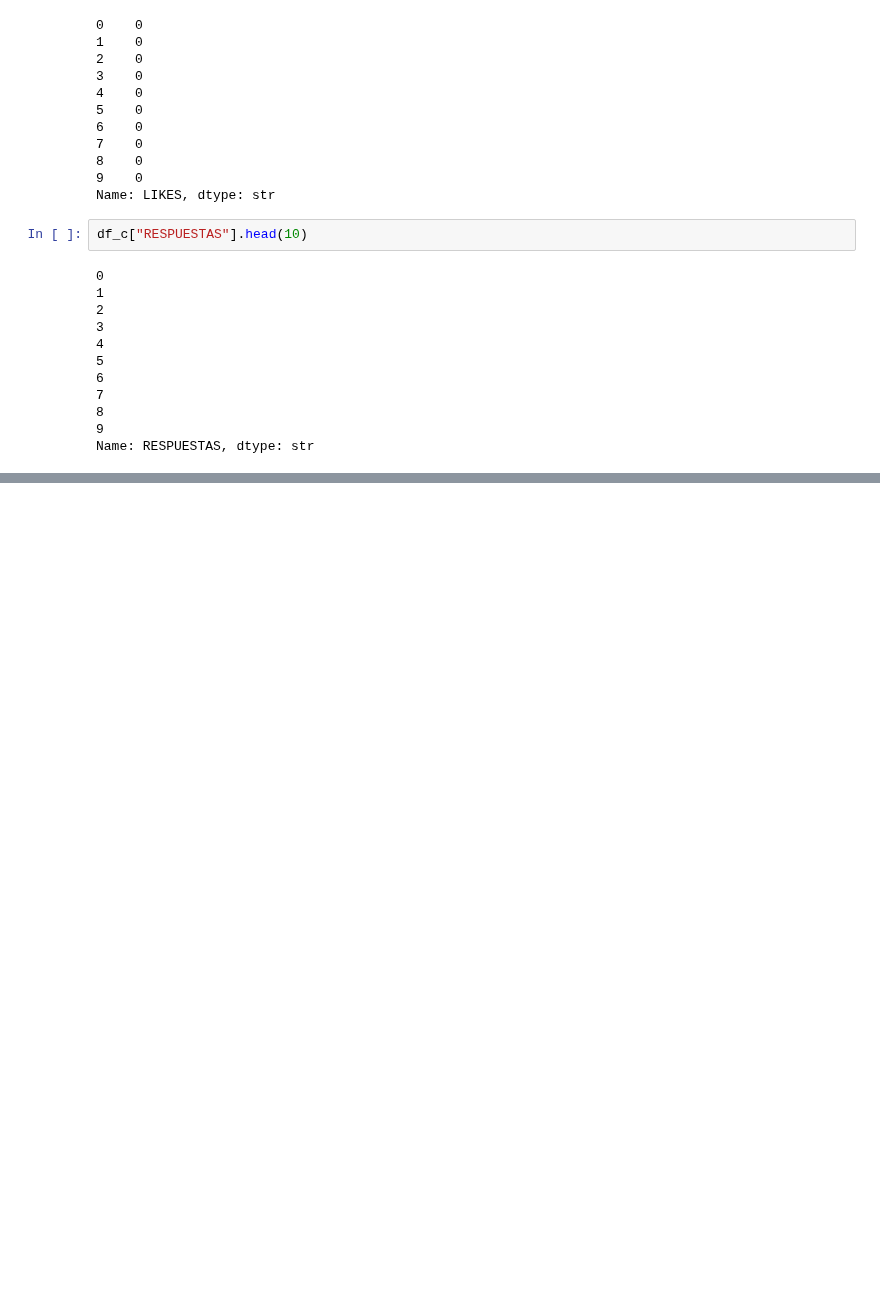
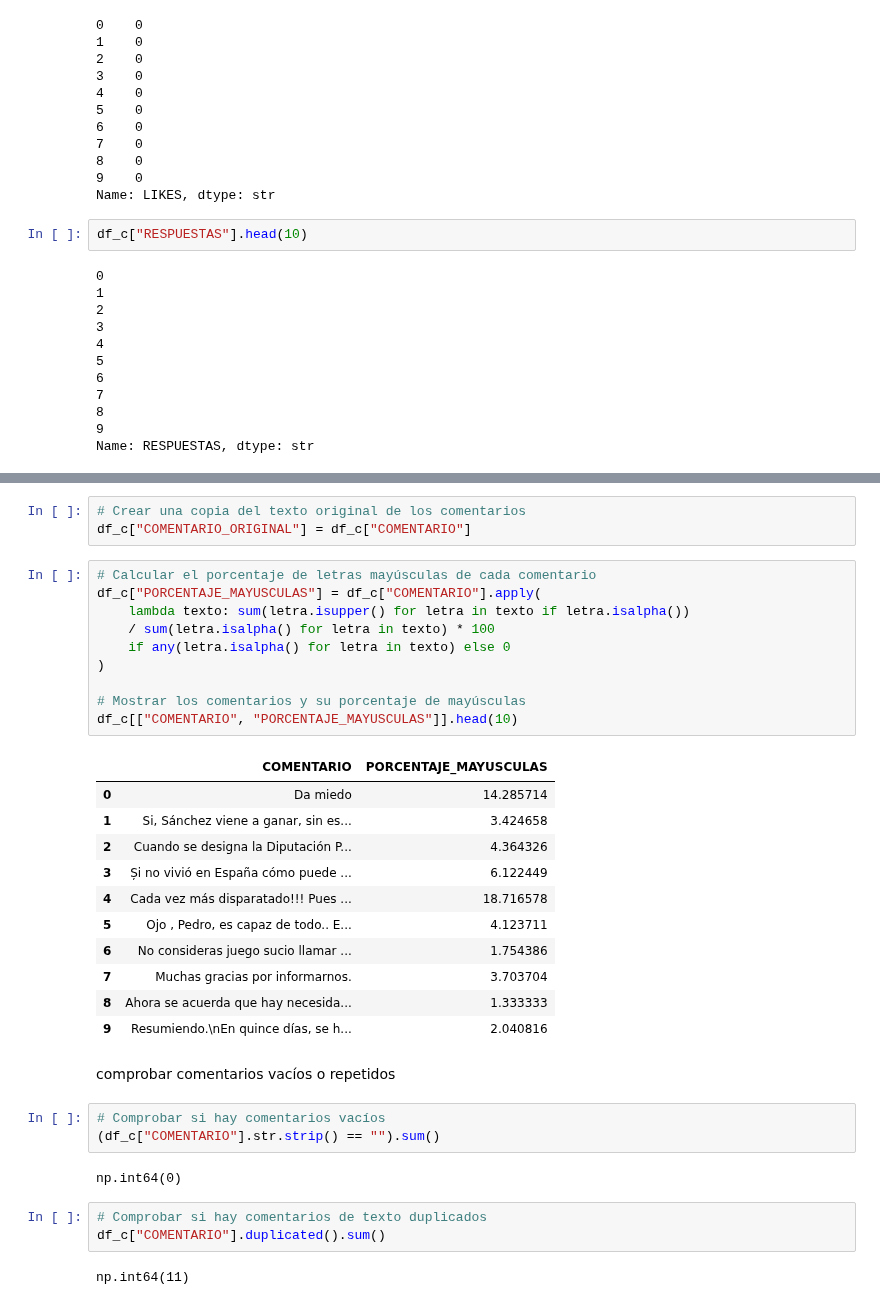
Before and after one commit to jejoama/Practicas_Curriculares, a Jupyter notebook: GENERAL.ipynb, the cells around one changed output, grey strips where cells are left out. Saved outputs shown, nothing was run; the diff lists cells and outputs as text; blank space fills up the shorter version.

```diff
--- a/GENERAL.ipynb
+++ b/GENERAL.ipynb
@@ -300 +315,38 @@ RESPUESTAS
 Name: count, dtype: int64
+# %%
+# Crear una copia del texto original de los comentarios
+df_c["COMENTARIO_ORIGINAL"] = df_c["COMENTARIO"]
+# %%
+# Calcular el porcentaje de letras mayúsculas de cada comentario
+df_c["PORCENTAJE_MAYUSCULAS"] = df_c["COMENTARIO"].apply(
+    lambda texto: sum(letra.isupper() for letra in texto if letra.isalpha())
+    / sum(letra.isalpha() for letra in texto) * 100
+    if any(letra.isalpha() for letra in texto) else 0
+)
+
+# Mostrar los comentarios y su porcentaje de mayúsculas
+df_c[["COMENTARIO", "PORCENTAJE_MAYUSCULAS"]].head(10)
+# %% [output]
+|  | COMENTARIO | PORCENTAJE_MAYUSCULAS |
+| 0 | Da miedo | 14.285714 |
+| 1 | Si, Sánchez viene a ganar, sin es... | 3.424658 |
+| 2 | Cuando se designa la Diputación P... | 4.364326 |
+| 3 | Și no vivió en España cómo puede ... | 6.122449 |
+| 4 | Cada vez más disparatado!!! Pues ... | 18.716578 |
+| 5 | Ojo , Pedro, es capaz de todo.. E... | 4.123711 |
+| 6 | No consideras juego sucio llamar ... | 1.754386 |
+| 7 | Muchas gracias por informarnos. | 3.703704 |
+| 8 | Ahora se acuerda que hay necesida... | 1.333333 |
+| 9 | Resumiendo.\nEn quince días, se h... | 2.040816 |
+# %% [markdown]
+comprobar comentarios vacíos o repetidos
+# %%
+# Comprobar si hay comentarios vacíos
+(df_c["COMENTARIO"].str.strip() == "").sum()
+# %% [output]
+np.int64(0)
+# %%
+# Comprobar si hay comentarios de texto duplicados
+df_c["COMENTARIO"].duplicated().sum()
+# %% [output]
+np.int64(11)
```
Also changed, not shown: parts of 12 cells of this notebook.
